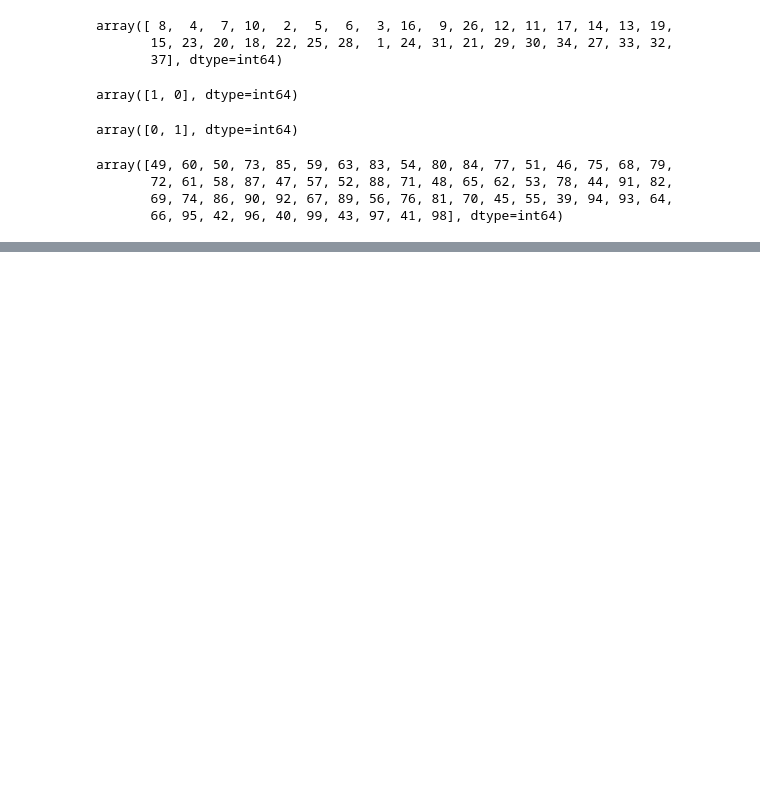
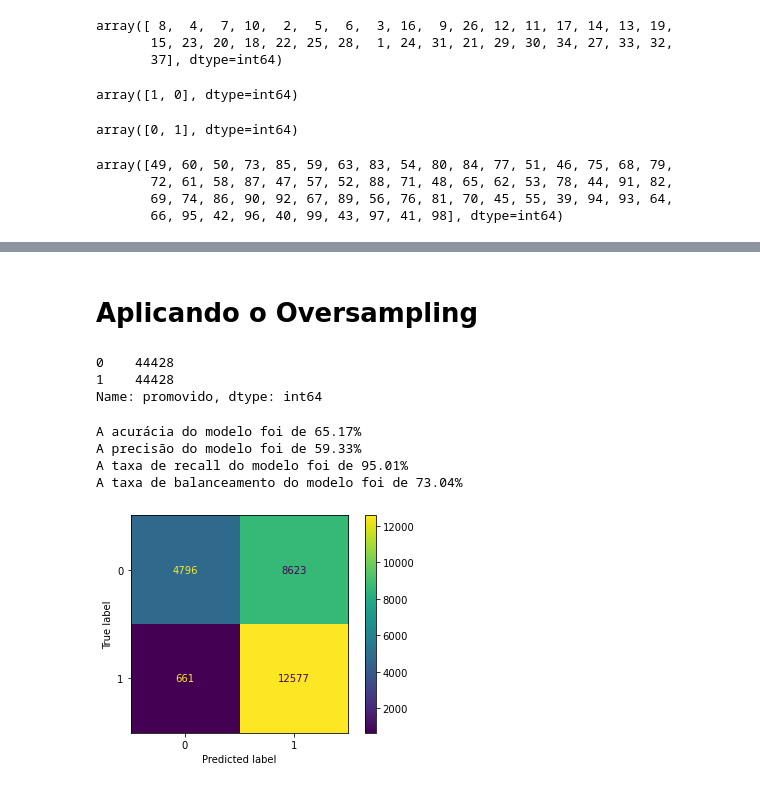
Before and after one commit to MateusSampaio1/Analise_RH, a Jupyter notebook: RH_Analysis.ipynb, the cells around one changed output, grey strips where cells are left out. Cells and saved outputs as stored; diff of their text form; code cells hidden in the pictures; blank space fills up the shorter version.

```diff
--- a/RH_Analysis.ipynb
+++ b/RH_Analysis.ipynb
@@ -229,0 +278,67 @@ A distribuição da variável target é:
+# %% [markdown]
+# Aplicando o Oversampling
+# %%
+from imblearn.over_sampling import SMOTE
+
+# Instanciando uma variável com um objeto SMOTE
+smt = SMOTE()
+
+#Balanceando as variáveis
+X,y = smt.fit_resample(X,y)
+
+# Verificando a nova distribuição
+y.value_counts()
+# %% [output]
+0    44428
+1    44428
+Name: promovido, dtype: int64
+# %%
+from sklearn.model_selection import train_test_split
+# Definindo uma SEED
+SEED = 7
+np.random.seed(SEED)
+
+# Separadno os dados de treino e teste
+X_train, X_test, y_train, y_test = train_test_split(X, y, test_size = 0.3, random_state = SEED)
+# %%
+# Definindo a função que irá rodar os modelos, realizar a predição e devolver as métricas
+
+from sklearn import metrics
+
+def modelo(classificador):
+    SEED = 7
+    np.random.seed(SEED)
+    modelo = classificador
+    modelo.fit(X_train, y_train)
+    return modelo
+
+def predicao(modelo):
+    y_pred = modelo.predict(X_test)
+    return y_pred
+
+def metricas(y_test, y_pred):
+    acuracia = metrics.accuracy_score(y_test, y_pred)*100
+    precisao = metrics.precision_score(y_test, y_pred)*100
+    recall = metrics.recall_score(y_test, y_pred)*100
+    f1 = metrics.f1_score(y_test, y_pred)*100
+
+    print('A acurácia do modelo foi de %.2f%%' %acuracia)
+    print('A precisão do modelo foi de %.2f%%'%precisao)
+    print('A taxa de recall do modelo foi de %.2f%%'% recall)
+    print('A taxa de balanceamento do modelo foi de %.2f%%'%f1)
+
+    mc = metrics.confusion_matrix(y_test, y_pred)
+    disp = metrics.ConfusionMatrixDisplay(confusion_matrix = mc)
+    disp.plot()
+# %%
+from sklearn.naive_bayes import GaussianNB
+
+gnb = modelo(GaussianNB())
+previsoes = predicao(gnb)
+metricas(y_test, previsoes)
+# %% [output]
+A acurácia do modelo foi de 65.17%
+A precisão do modelo foi de 59.33%
+A taxa de recall do modelo foi de 95.01%
+A taxa de balanceamento do modelo foi de 73.04%
+[figure, added]
```
Also changed, not shown: parts of 10 cells of this notebook.
